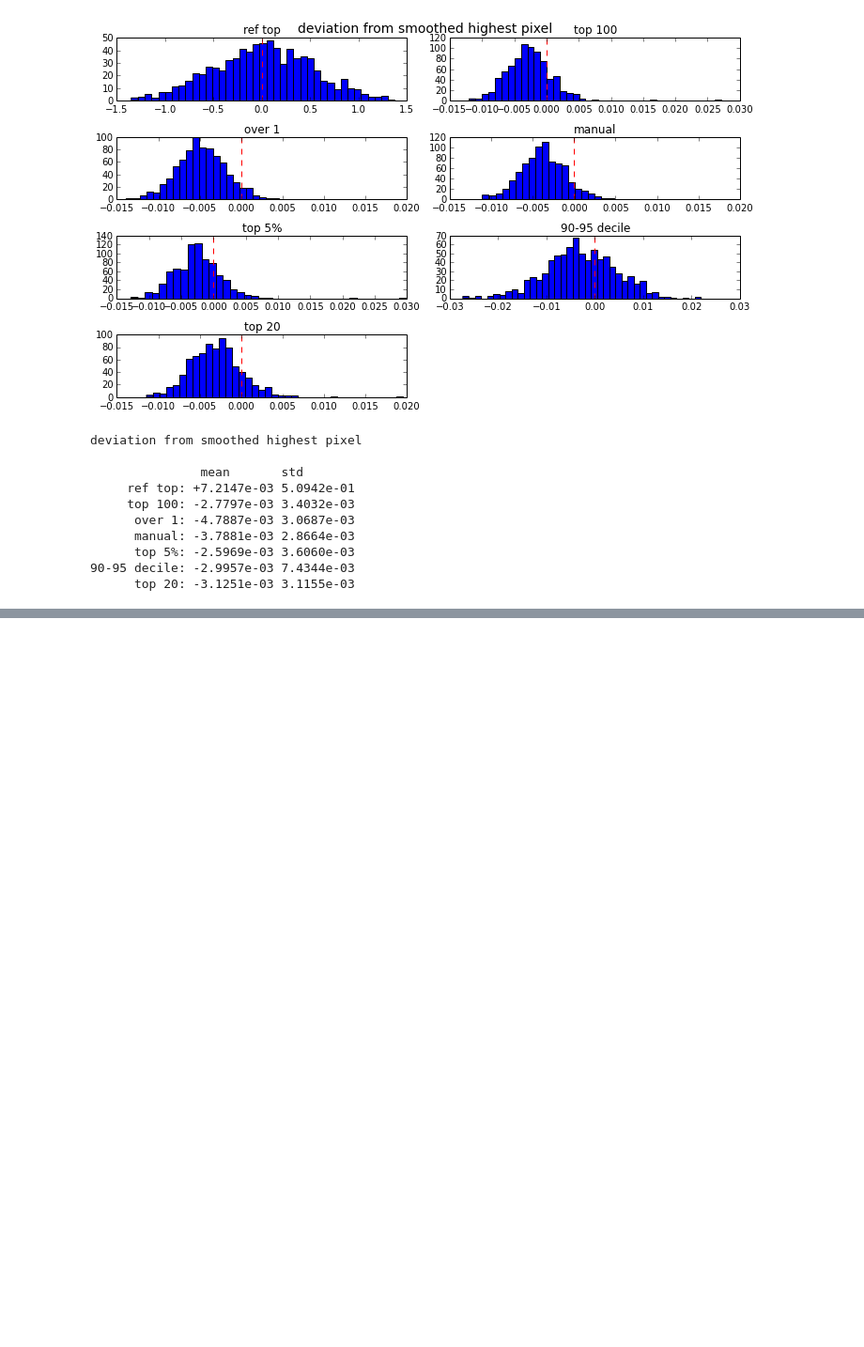
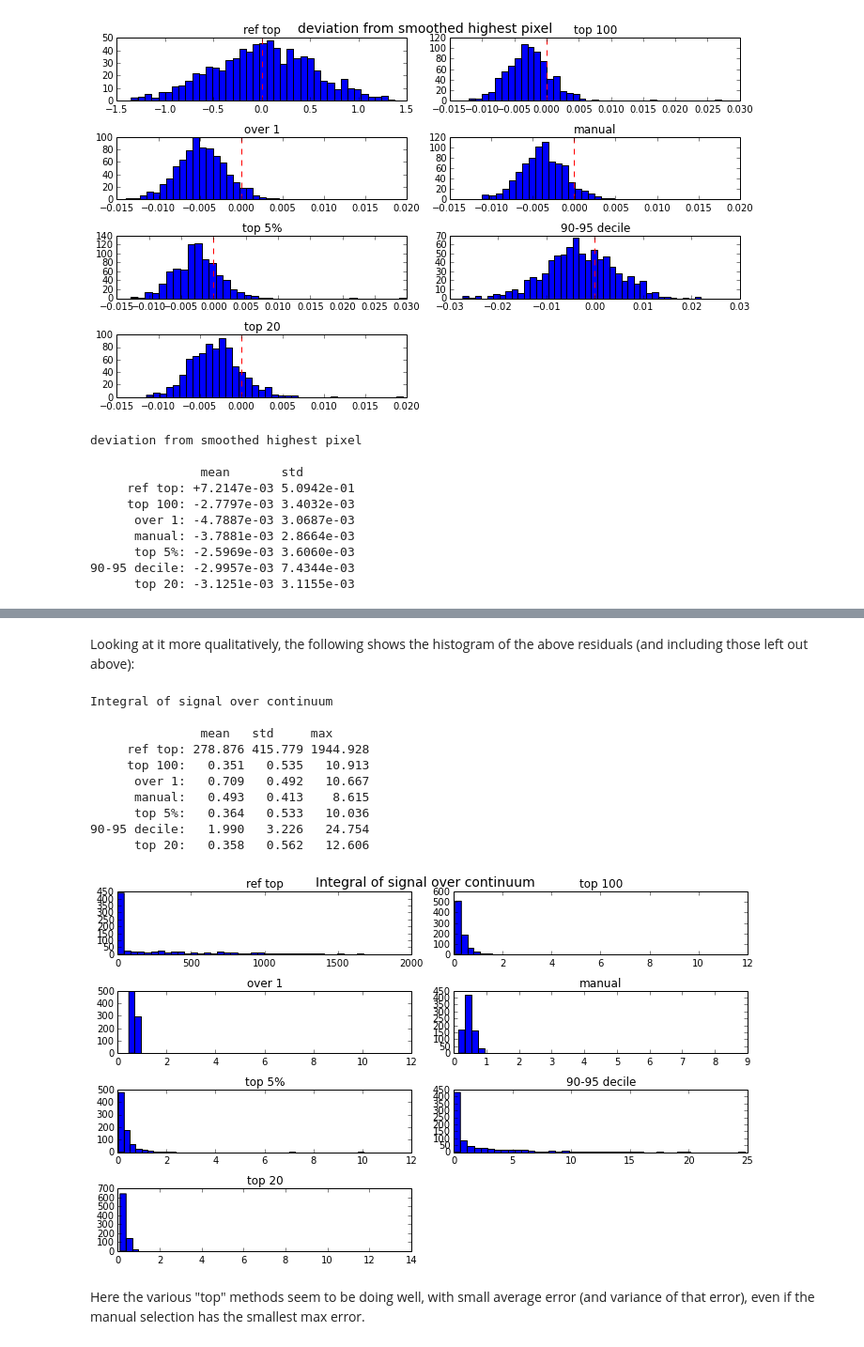
Before and after one commit to Tobychev/Danspectra, a Jupyter notebook: Loggbok.ipynb, the cells around one changed output, grey strips where cells are left out. Shown at 94% size. Drawn from its saved outputs; the diff is of its cells as text; code cells hidden in the pictures; blank space fills up the shorter version.

```diff
--- a/Loggbok.ipynb
+++ b/Loggbok.ipynb
@@ -139,0 +165,18 @@ deviation from smoothed highest pixel
+# %% [markdown]
+Looking at it more qualitatively, the following shows the histogram of the above residuals (and including those left out above):
+# %%
+tw.all_smooth_test(spec2,wins,smooth=10,plot=True)
+# %% [output]
+Integral of signal over continuum
+
+               mean   std     max
+     ref top: 278.876 415.779 1944.928
+     top 100:   0.351   0.535   10.913
+      over 1:   0.709   0.492   10.667
+      manual:   0.493   0.413    8.615
+      top 5%:   0.364   0.533   10.036
+90-95 decile:   1.990   3.226   24.754
+      top 20:   0.358   0.562   12.606
+[figure, added]
+# %% [markdown]
+Here the various "top" methods seem to be doing well, with small average error (and variance of that error), even if the manual selection has the smallest max error.
```
Also changed, not shown: parts of 4 cells of this notebook.
